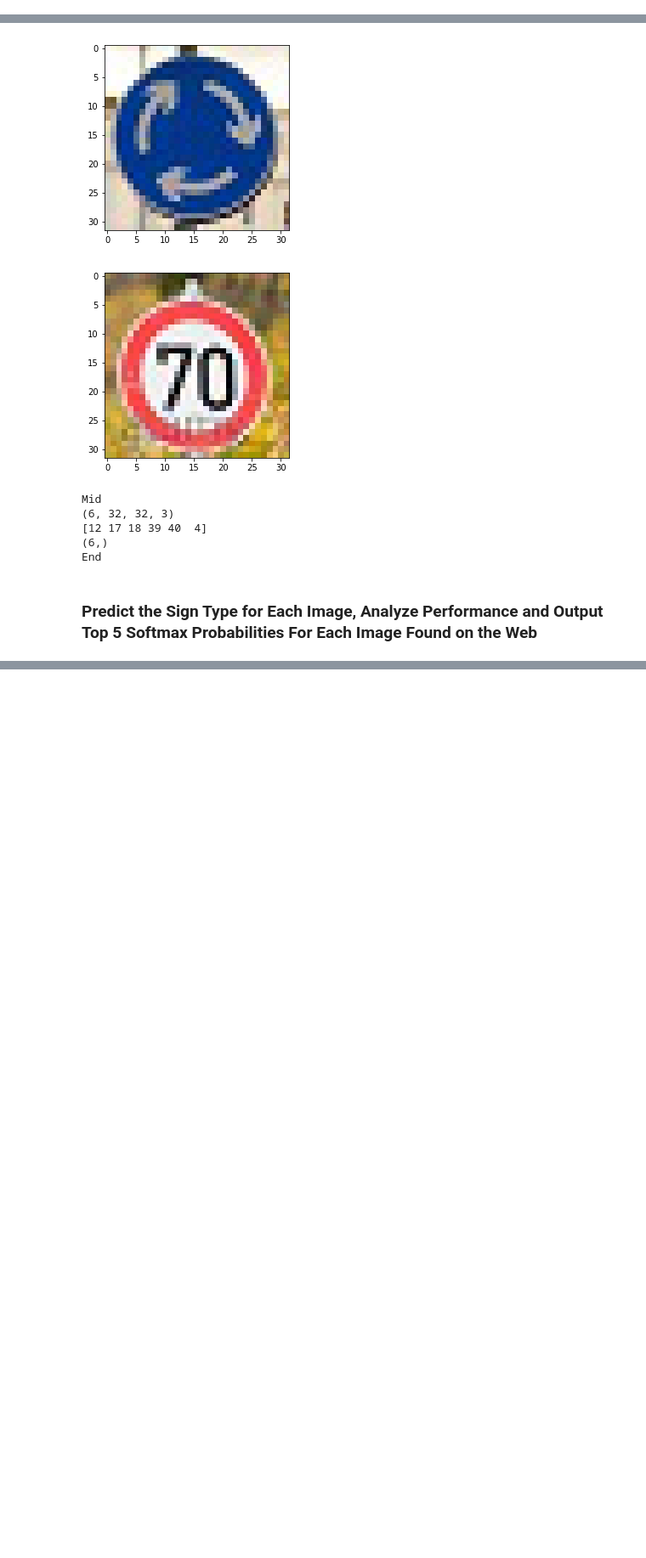
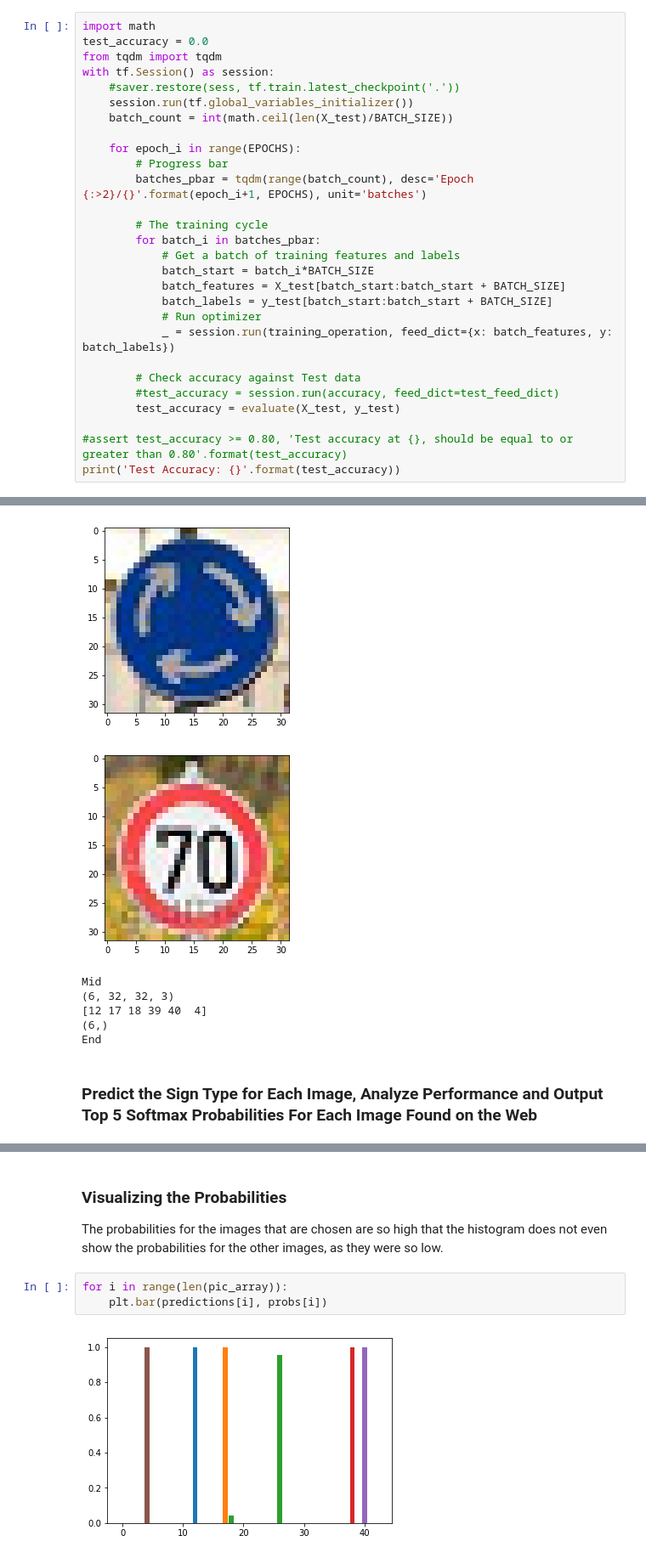
Before and after one commit to JPWILSON/JPWILSON-Self-Driving-Car-Project2-, a Jupyter notebook: Traffic_Sign_Classifier.ipynb, the cells around one changed output, grey strips where cells are left out. Shown at 85% size. Drawn from its saved outputs; the diff is of its cells as text; blank space fills up the shorter version.

```diff
--- a/Traffic_Sign_Classifier.ipynb
+++ b/Traffic_Sign_Classifier.ipynb
@@ -391,0 +380,28 @@ Model saved
+# %%
+import math
+test_accuracy = 0.0
+from tqdm import tqdm
+with tf.Session() as session:
+    #saver.restore(sess, tf.train.latest_checkpoint('.'))
+    session.run(tf.global_variables_initializer())
+    batch_count = int(math.ceil(len(X_test)/BATCH_SIZE))
+
+    for epoch_i in range(EPOCHS):
+        # Progress bar
+        batches_pbar = tqdm(range(batch_count), desc='Epoch {:>2}/{}'.format(epoch_i+1, EPOCHS), unit='batches')
+
+        # The training cycle
+        for batch_i in batches_pbar:
+            # Get a batch of training features and labels
+            batch_start = batch_i*BATCH_SIZE
+            batch_features = X_test[batch_start:batch_start + BATCH_SIZE]
+            batch_labels = y_test[batch_start:batch_start + BATCH_SIZE]
+            # Run optimizer
+            _ = session.run(training_operation, feed_dict={x: batch_features, y: batch_labels})
+
+        # Check accuracy against Test data
+        #test_accuracy = session.run(accuracy, feed_dict=test_feed_dict)
+        test_accuracy = evaluate(X_test, y_test)
+
+#assert test_accuracy >= 0.80, 'Test accuracy at {}, should be equal to or greater than 0.80'.format(test_accuracy)
+print('Test Accuracy: {}'.format(test_accuracy))
@@ -461,3 +490,11 @@ Predictions:
+# %% [markdown]
+### Visualizing the Probabilities
+The probabilities for the images that are chosen are so high that the histogram does not even show the probabilities for the other images, as they were so low.
+# %%
+for i in range(len(pic_array)):
+    plt.bar(predictions[i], probs[i])
+# %% [output]
+[figure, added]
 # %% [markdown]
 ### Project Writeup
 
```
Also changed, not shown: parts of 7 cells of this notebook, 1 other file.
